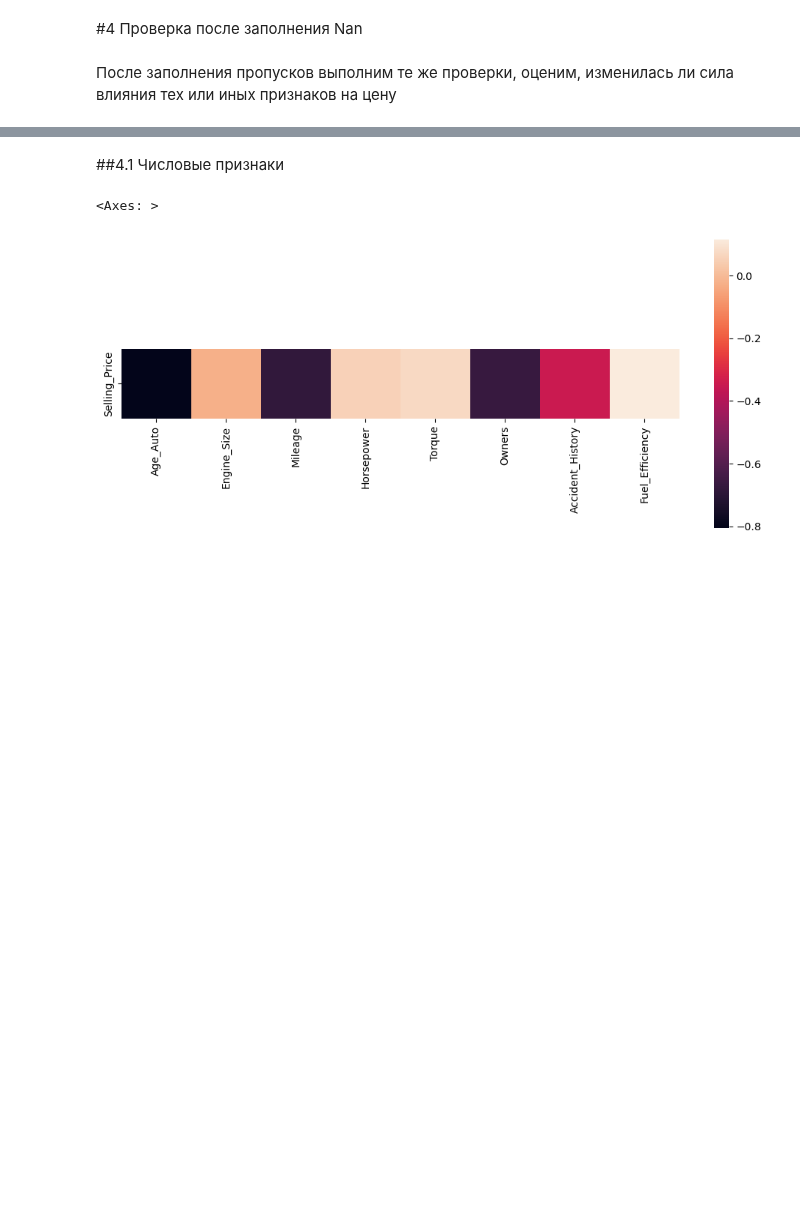
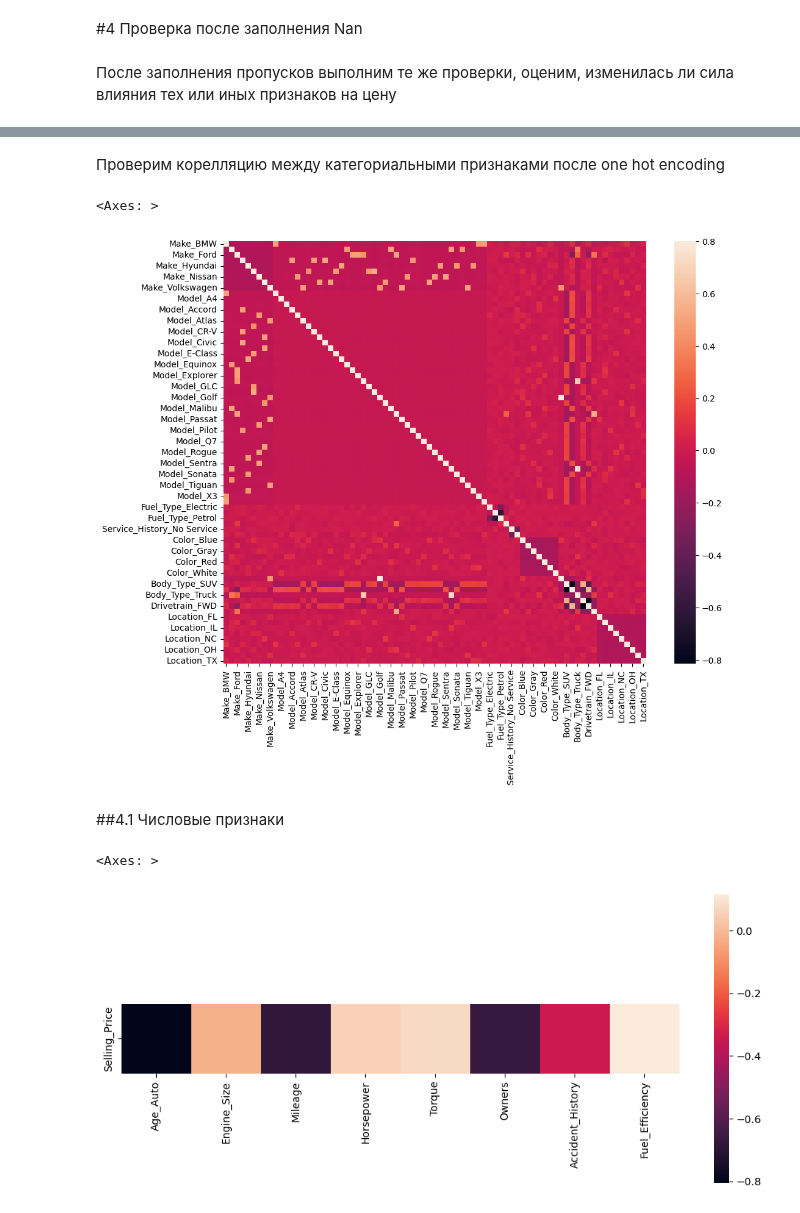
Before and after one commit to kataamb/notebooks_data_analysis, a Jupyter notebook: kaggle_automobile_prices/kaggle_automobile_dataset_analysis.ipynb, the cells around one changed output, grey strips where cells are left out. Cells and saved outputs as stored; diff of their text form; code cells hidden in the pictures; blank space fills up the shorter version.

```diff
--- a/kaggle_automobile_prices/kaggle_automobile_dataset_analysis.ipynb
+++ b/kaggle_automobile_prices/kaggle_automobile_dataset_analysis.ipynb
@@ -409,3 +415,13 @@ sns.heatmap(corrmat, vmax=.8, square=True)
+# %% [markdown]
+Проверим корелляцию между категориальными признаками после one hot encoding
+# %%
+df_copy = pd.get_dummies(df[categorial_features], columns=categorial_features, drop_first=True)
+corrmat = df_copy.corr()
+f, ax = plt.subplots(figsize=(12, 9))
+sns.heatmap(corrmat, vmax=.8, square=True)
+# %% [output]
+<Axes: >
+[figure, added]
 # %% [markdown]
 ##4.1 Числовые признаки
 # %%
```
Also changed, not shown: parts of 12 cells of this notebook.
